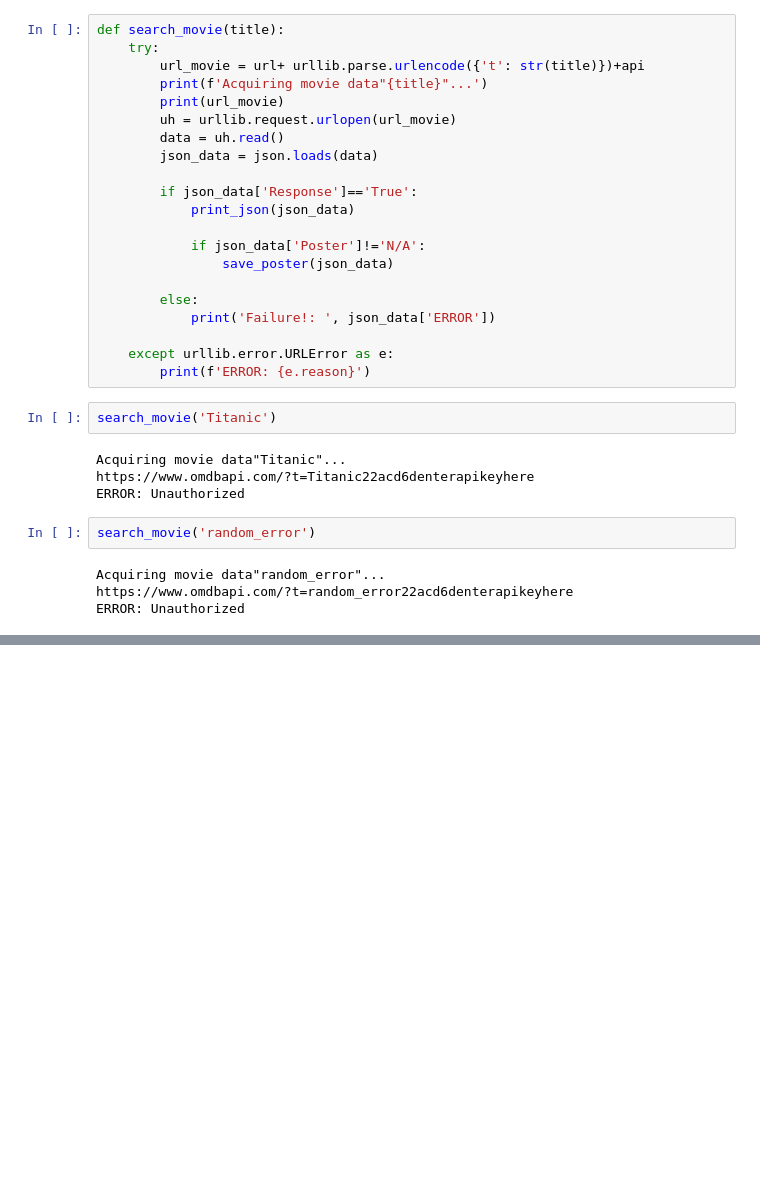
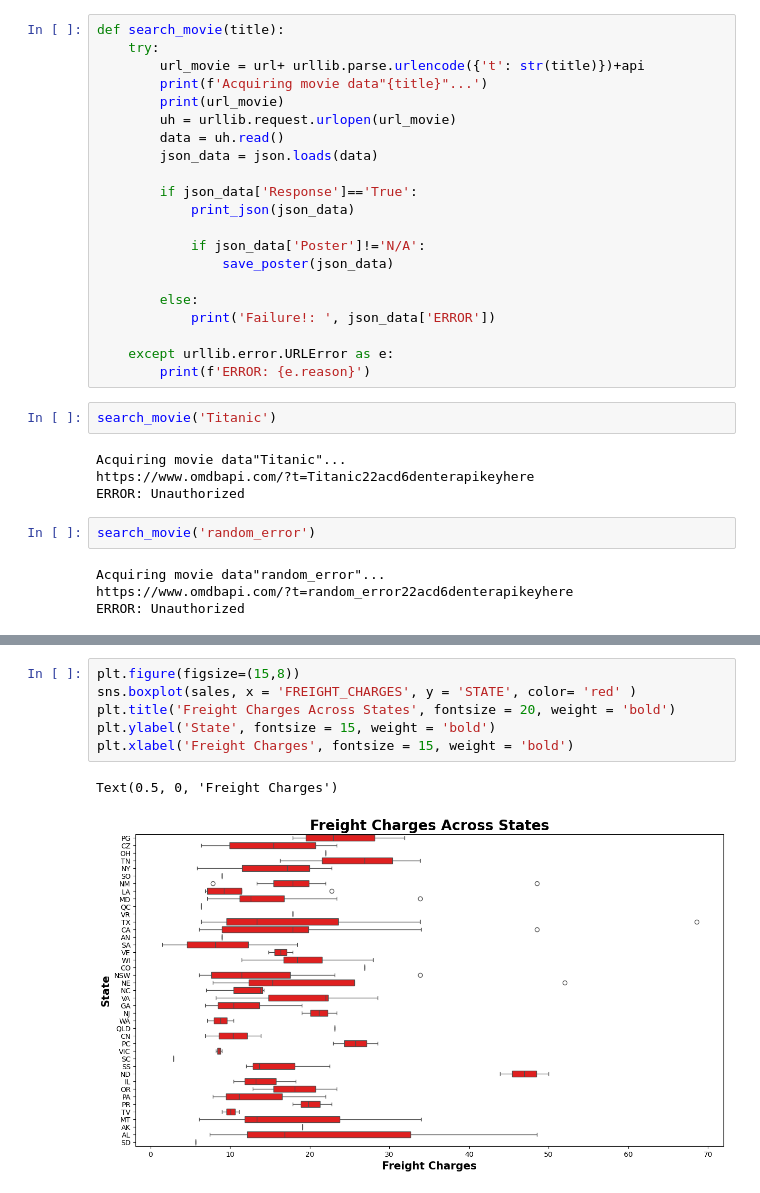
Before and after one commit to MWPerrineJr/DataPrep, a Jupyter notebook: Week 9-10 Assignment.ipynb, the cells around one changed output, grey strips where cells are left out. Drawn from its saved outputs; the diff is of its cells as text; blank space fills up the shorter version.

```diff
--- a/Week 9-10 Assignment.ipynb
+++ b/Week 9-10 Assignment.ipynb
@@ -222,0 +257,9 @@ ERROR: Unauthorized
+# %%
+plt.figure(figsize=(15,8))
+sns.boxplot(sales, x = 'FREIGHT_CHARGES', y = 'STATE', color= 'red' )
+plt.title('Freight Charges Across States', fontsize = 20, weight = 'bold')
+plt.ylabel('State', fontsize = 15, weight = 'bold')
+plt.xlabel('Freight Charges', fontsize = 15, weight = 'bold')
+# %% [output]
+Text(0.5, 0, 'Freight Charges')
+[figure, added]
```
Also changed, not shown: parts of 17 cells of this notebook, 5 other files.
